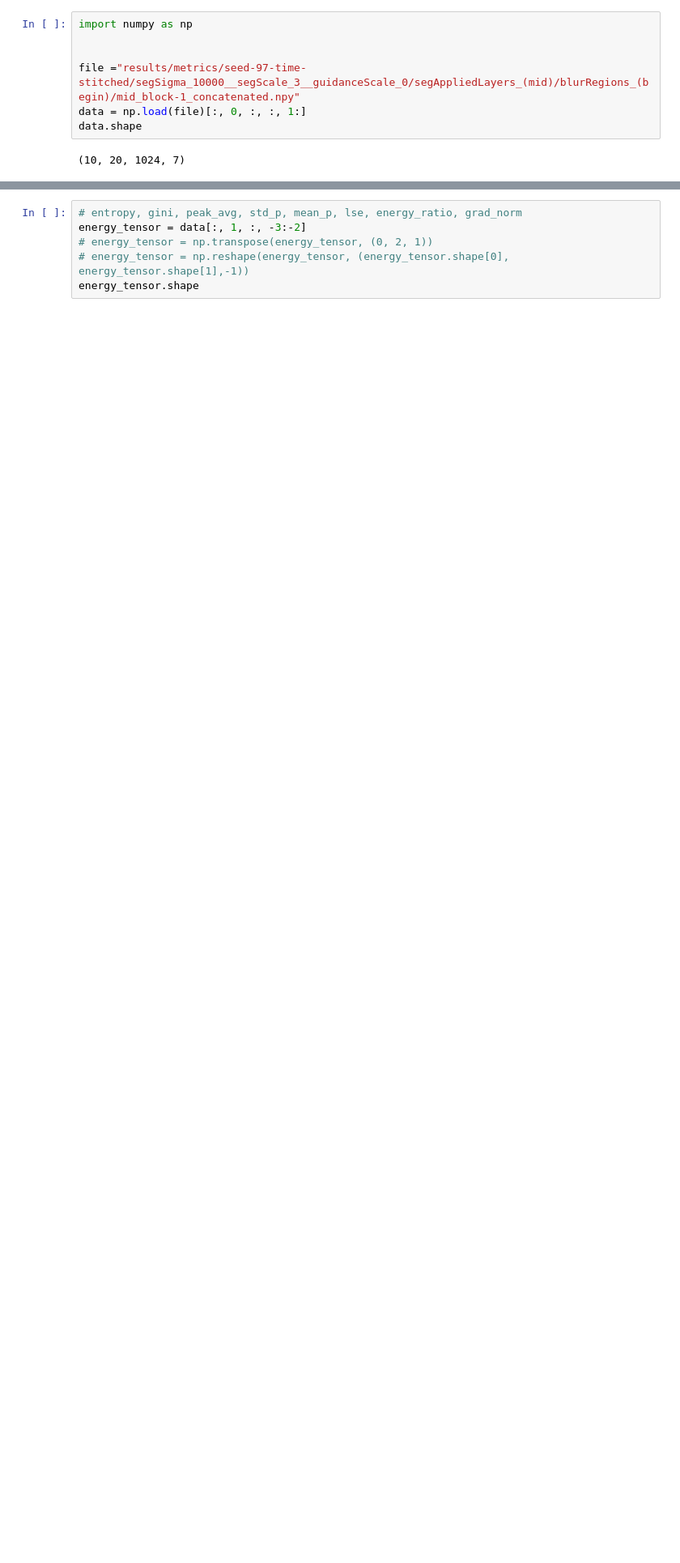
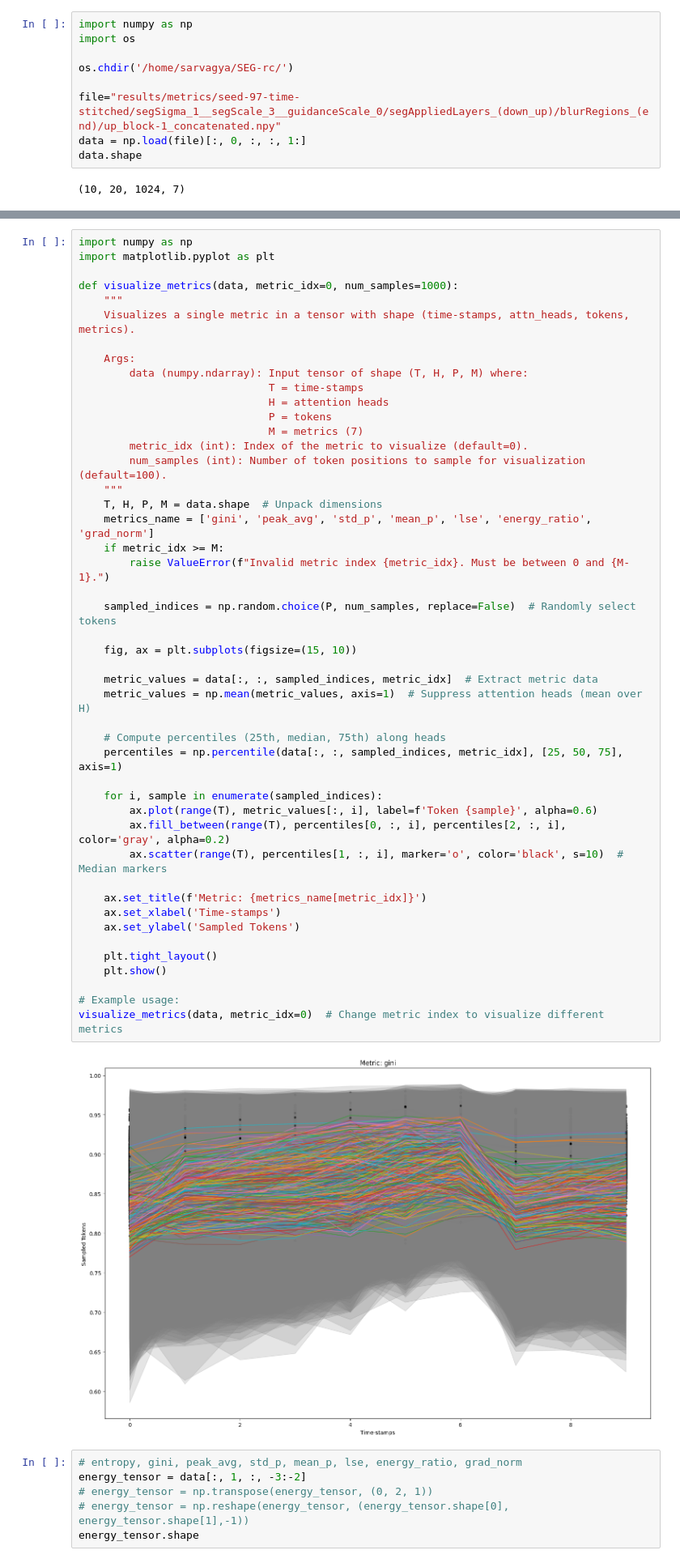
Before and after one commit to Sar2580P/SEG-rc, a Jupyter notebook: notebooks/metric_visualization.ipynb, the cells around one changed output, grey strips where cells are left out. Shown at 81% size. Saved outputs shown, nothing was run; the diff lists cells and outputs as text; blank space fills up the shorter version.

Commit message:
metric visualization

```diff
--- a/notebooks/metric_visualization.ipynb
+++ b/notebooks/metric_visualization.ipynb
@@ -1,8 +1,10 @@
 # %%
 import numpy as np
+import os
 
+os.chdir('/home/sarvagya/SEG-rc/')
 
-file ="results/metrics/seed-97-time-stitched/segSigma_10000__segScale_3__guidanceScale_0/segAppliedLayers_(mid)/blurRegions_(begin)/mid_block-1_concatenated.npy"
+file="results/metrics/seed-97-time-stitched/segSigma_1__segScale_3__guidanceScale_0/segAppliedLayers_(down_up)/blurRegions_(end)/up_block-1_concatenated.npy"
 data = np.load(file)[:, 0, :, :, 1:]
 data.shape
 # %% [output]
@@ -10,3 +36,51 @@ data.shape
+# %%
+import numpy as np
+import matplotlib.pyplot as plt
+
+def visualize_metrics(data, metric_idx=0, num_samples=1000):
+    """
+    Visualizes a single metric in a tensor with shape (time-stamps, attn_heads, tokens, metrics).
+
+    Args:
+        data (numpy.ndarray): Input tensor of shape (T, H, P, M) where:
+                              T = time-stamps
+                              H = attention heads
+                              P = tokens
+                              M = metrics (7)
+        metric_idx (int): Index of the metric to visualize (default=0).
+        num_samples (int): Number of token positions to sample for visualization (default=100).
+    """
+    T, H, P, M = data.shape  # Unpack dimensions
+    metrics_name = ['gini', 'peak_avg', 'std_p', 'mean_p', 'lse', 'energy_ratio', 'grad_norm']
+    if metric_idx >= M:
+        raise ValueError(f"Invalid metric index {metric_idx}. Must be between 0 and {M-1}.")
+
+    sampled_indices = np.random.choice(P, num_samples, replace=False)  # Randomly select tokens
+
+    fig, ax = plt.subplots(figsize=(15, 10))
+
+    metric_values = data[:, :, sampled_indices, metric_idx]  # Extract metric data
+    metric_values = np.mean(metric_values, axis=1)  # Suppress attention heads (mean over H)
+
+    # Compute percentiles (25th, median, 75th) along heads
+    percentiles = np.percentile(data[:, :, sampled_indices, metric_idx], [25, 50, 75], axis=1)
+
+    for i, sample in enumerate(sampled_indices):
+        ax.plot(range(T), metric_values[:, i], label=f'Token {sample}', alpha=0.6)
+        ax.fill_between(range(T), percentiles[0, :, i], percentiles[2, :, i], color='gray', alpha=0.2)
+        ax.scatter(range(T), percentiles[1, :, i], marker='o', color='black', s=10)  # Median markers
+
+    ax.set_title(f'Metric: {metrics_name[metric_idx]}')
+    ax.set_xlabel('Time-stamps')
+    ax.set_ylabel('Sampled Tokens')
+
+    plt.tight_layout()
+    plt.show()
+
+# Example usage:
+visualize_metrics(data, metric_idx=0)  # Change metric index to visualize different metrics
+# %% [output]
+[figure, added]
 # %%
 # entropy, gini, peak_avg, std_p, mean_p, lse, energy_ratio, grad_norm
 energy_tensor = data[:, 1, :, -3:-2]
```
Also changed, not shown: parts of 1 cell of this notebook, 2 other files.
